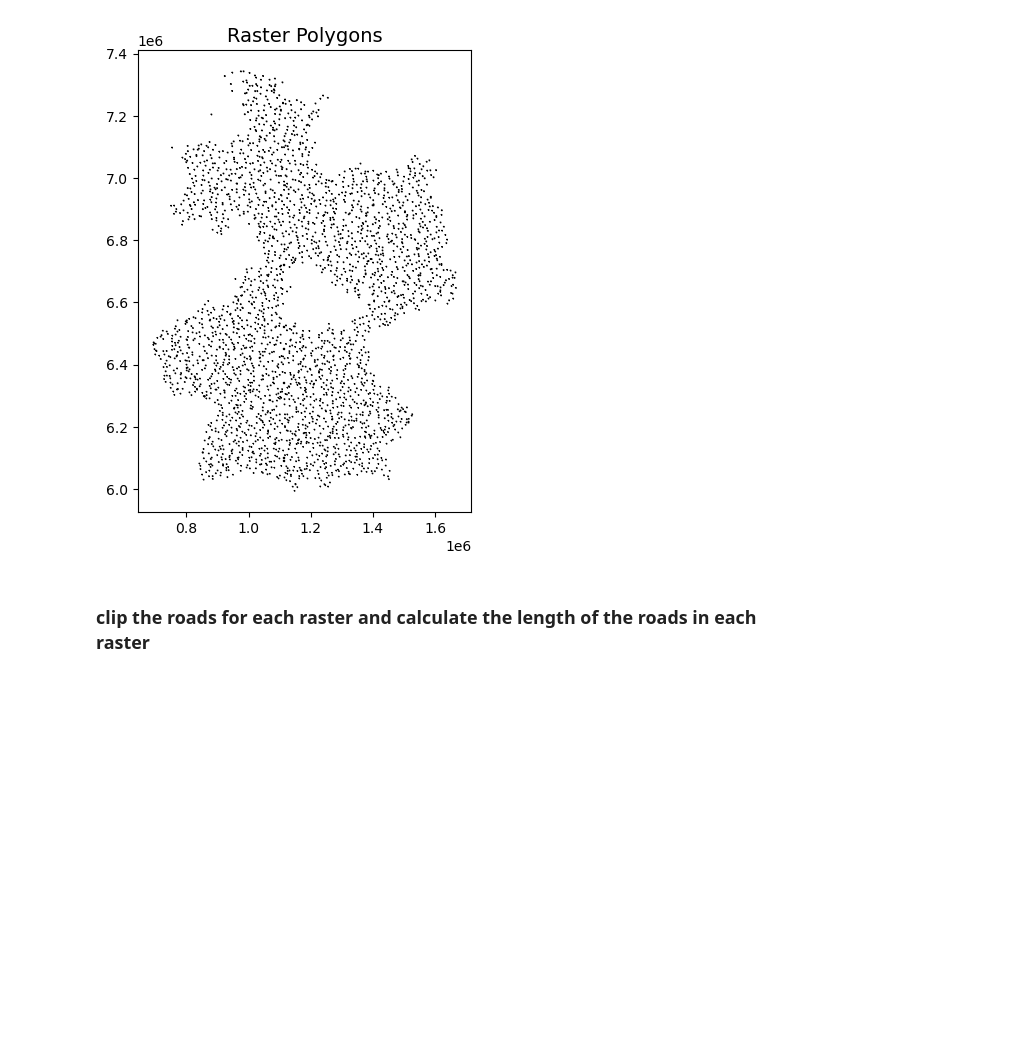
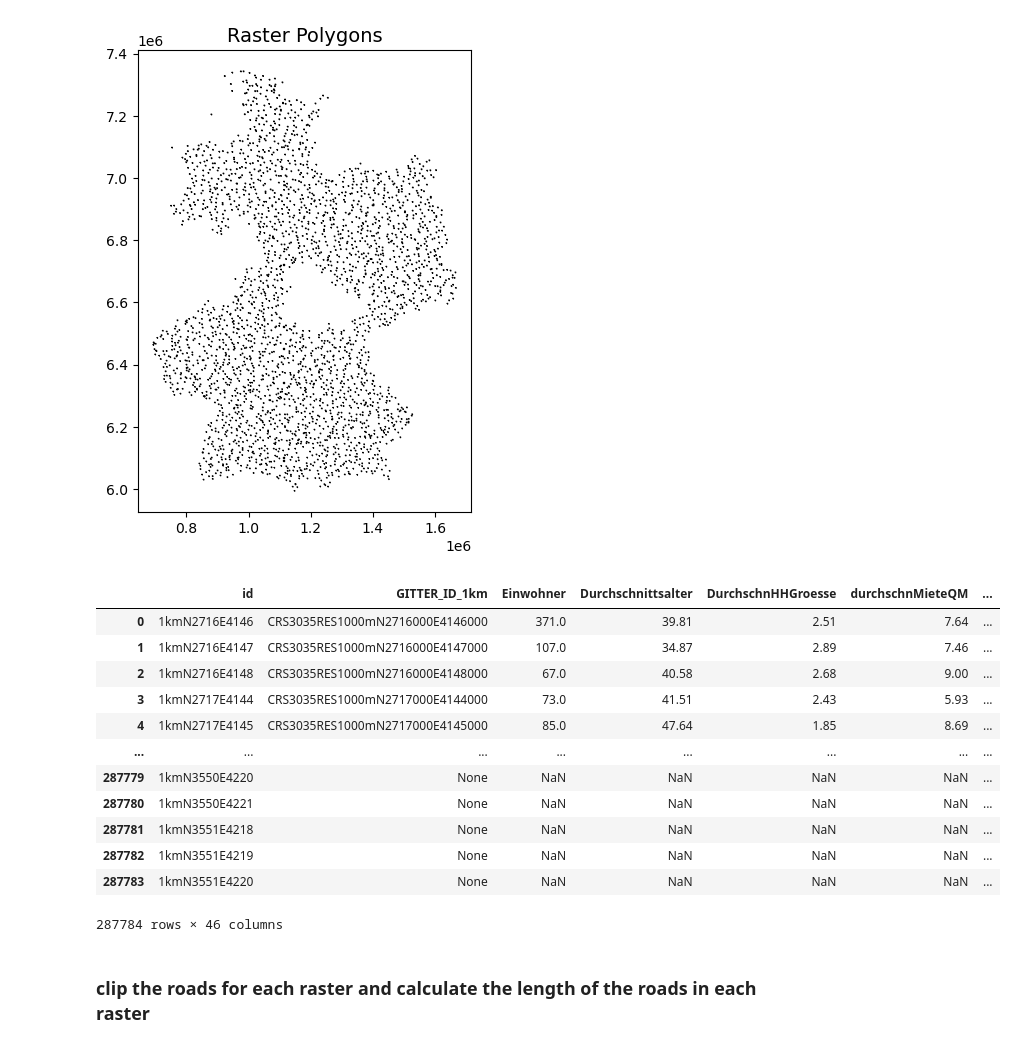
Before and after one commit to radverkehr/osm_history_analysis, a Jupyter notebook: code/2_analyse_data_germany_statitics.ipynb, the cells around one changed output. Saved outputs shown, nothing was run; the diff lists cells and outputs as text; code cells hidden in the pictures; blank space fills up the shorter version.

```diff
--- a/code/2_analyse_data_germany_statitics.ipynb
+++ b/code/2_analyse_data_germany_statitics.ipynb
@@ -257,6 +257,22 @@ plt.title("Raster Polygons", fontsize=14)
 plt.show()
 # %% [output]
 [figure]
+# %%
+raster_gdf
+# %% [output]
+|  | id | GITTER_ID_1km | Einwohner | Durchschnittsalter | DurchschnHHGroesse | durchschnMieteQM | ... |
+| 0 | 1kmN2716E4146 | CRS3035RES1000mN2716000E4146000 | 371.0 | 39.81 | 2.51 | 7.64 | ... |
+| 1 | 1kmN2716E4147 | CRS3035RES1000mN2716000E4147000 | 107.0 | 34.87 | 2.89 | 7.46 | ... |
+| 2 | 1kmN2716E4148 | CRS3035RES1000mN2716000E4148000 | 67.0 | 40.58 | 2.68 | 9.00 | ... |
+| 3 | 1kmN2717E4144 | CRS3035RES1000mN2717000E4144000 | 73.0 | 41.51 | 2.43 | 5.93 | ... |
+| 4 | 1kmN2717E4145 | CRS3035RES1000mN2717000E4145000 | 85.0 | 47.64 | 1.85 | 8.69 | ... |
+| ... | ... | ... | ... | ... | ... | ... | ... |
+| 287779 | 1kmN3550E4220 | None | NaN | NaN | NaN | NaN | ... |
+| 287780 | 1kmN3550E4221 | None | NaN | NaN | NaN | NaN | ... |
+| 287781 | 1kmN3551E4218 | None | NaN | NaN | NaN | NaN | ... |
+| 287782 | 1kmN3551E4219 | None | NaN | NaN | NaN | NaN | ... |
+| 287783 | 1kmN3551E4220 | None | NaN | NaN | NaN | NaN | ... |
+287784 rows × 46 columns
 # %%
 ## clean up the raster a bit
 raster_gdf=raster_gdf[["id","geometry"]].copy()
```
Also changed, not shown: 6 other files.
